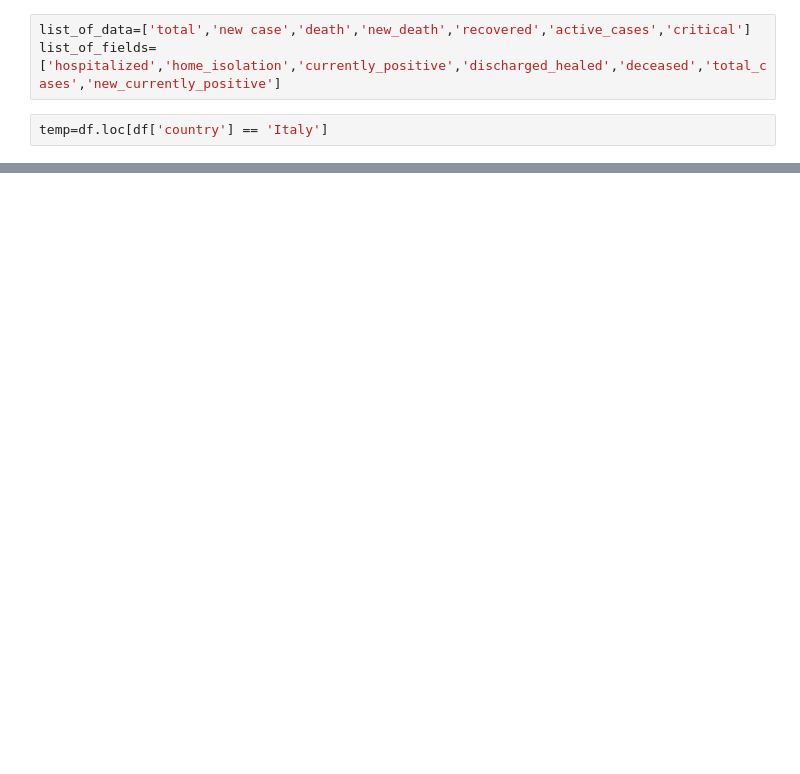
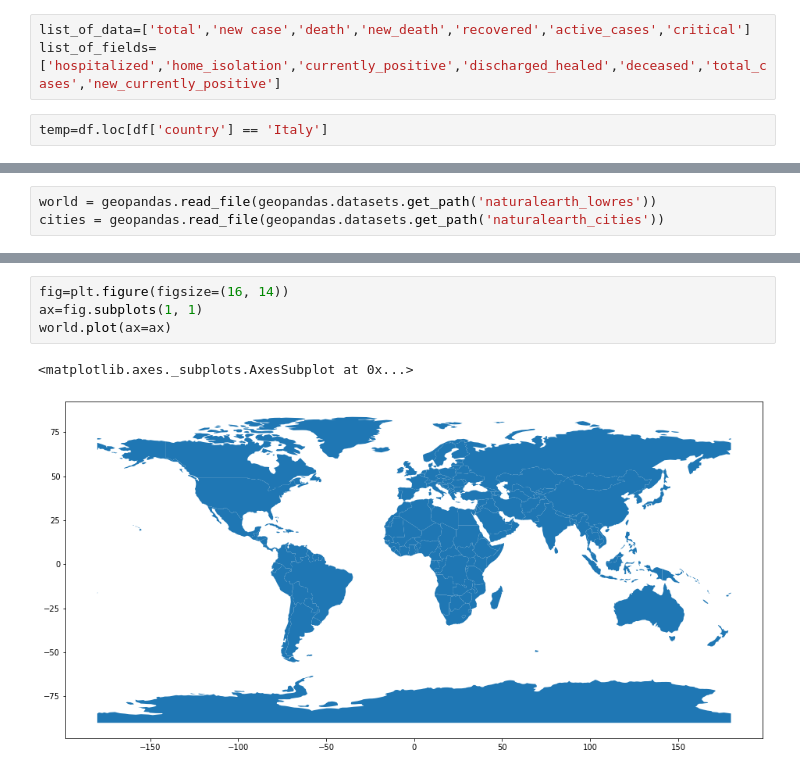
Before and after one commit to arnabdeypolimi/coronavirus, a Jupyter notebook: data_cleaning.ipynb, the cells around one changed output, grey strips where cells are left out. Cells and saved outputs as stored; diff of their text form; blank space fills up the shorter version.

```diff
--- a/data_cleaning.ipynb
+++ b/data_cleaning.ipynb
@@ -82,0 +58,3 @@ Name: death, dtype: float64
+# %%
+world = geopandas.read_file(geopandas.datasets.get_path('naturalearth_lowres'))
+cities = geopandas.read_file(geopandas.datasets.get_path('naturalearth_cities'))
@@ -82,0 +70,7 @@ Name: death, dtype: float64
+# %%
+fig=plt.figure(figsize=(16, 14))
+ax=fig.subplots(1, 1)
+world.plot(ax=ax)
+# %% [output]
+<matplotlib.axes._subplots.AxesSubplot at 0x...>
+[figure, added]
```
Also changed, not shown: parts of 14 cells of this notebook.
